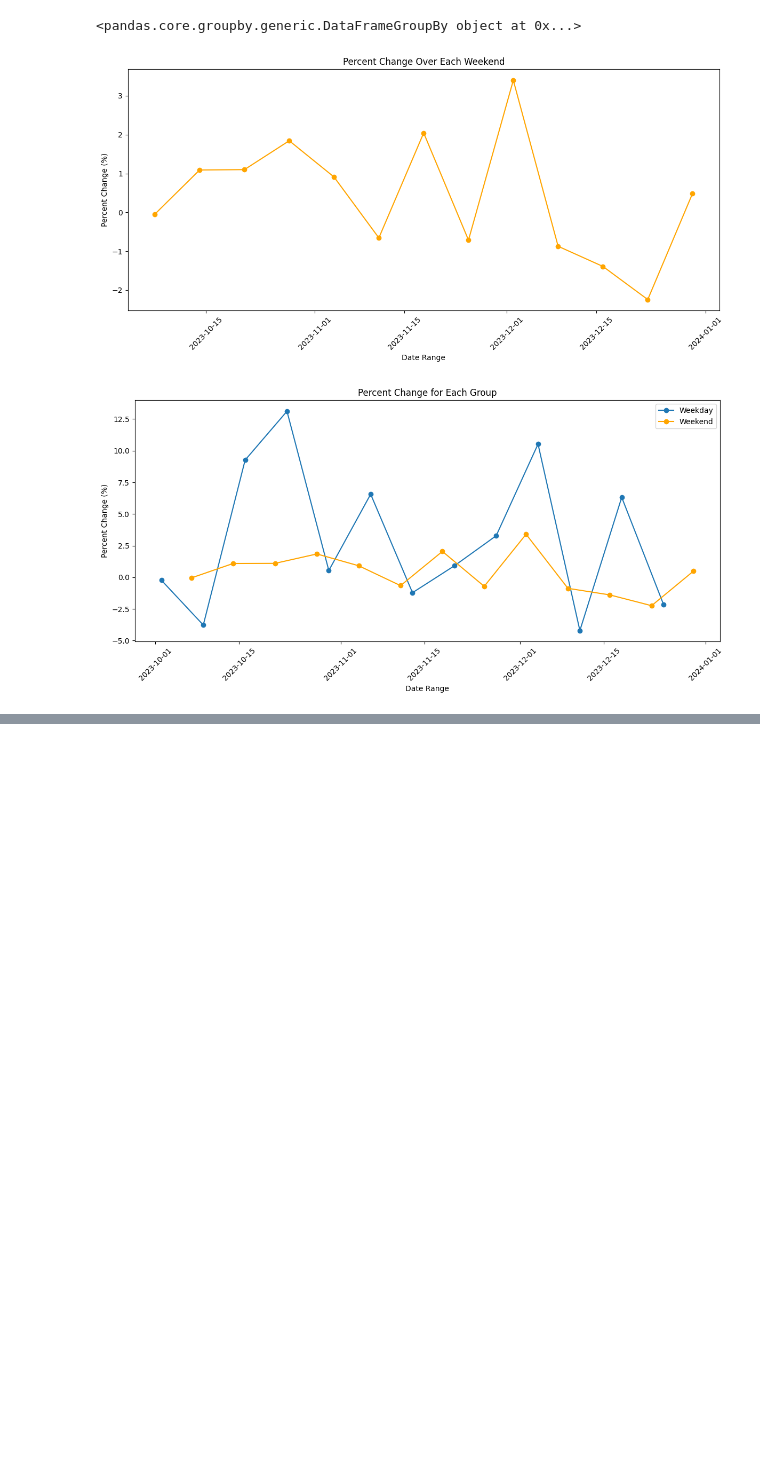
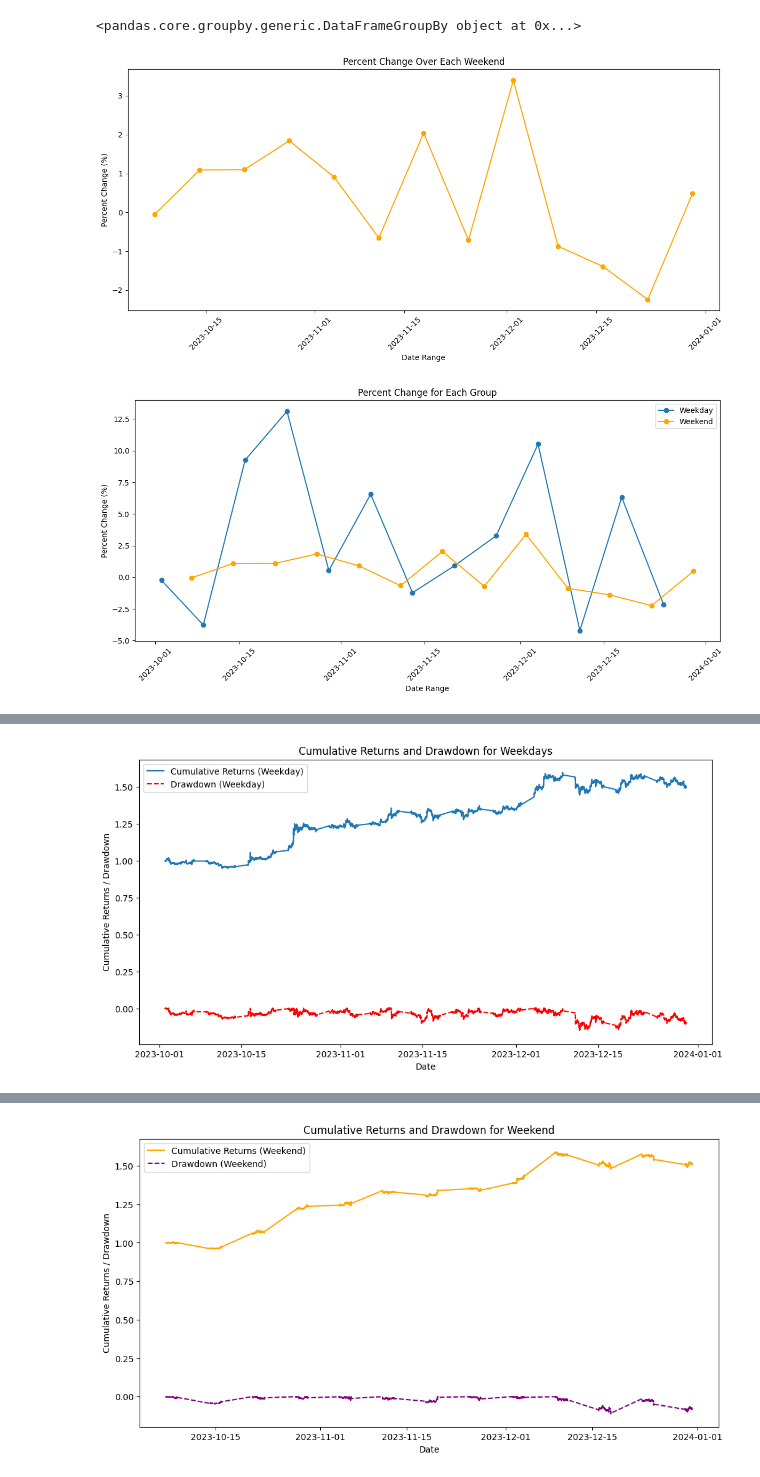
Before and after one commit to msninja213/ByBit_BTC_Price, a Jupyter notebook: btc_price_code.ipynb, the cells around one changed output, grey strips where cells are left out. Drawn from its saved outputs; the diff is of its cells as text; code cells hidden in the pictures; blank space fills up the shorter version.

```diff
--- a/btc_price_code.ipynb
+++ b/btc_price_code.ipynb
@@ -170,5 +144,6 @@ plt.show()
 # %%
 # Calculate percent change for weekdays
+weekdays_data = weekdays_data.copy()
 weekdays_data['percent_change'] = (weekdays_data['close'] - weekdays_data['open']) / weekdays_data['open'] * 100
 
 # Plot percent change for weekdays
@@ -182,9 +157,8 @@ plt.grid(True)
 plt.show()
 
 # Calculate percent change for weekends
+weekends_data = weekends_data.copy()
 weekends_data['percent_change'] = (weekends_data['close'] - weekends_data['open']) / weekends_data['open'] * 100
-
-# Plot percent change for weekends
 plt.figure(figsize=(12, 6))
 plt.plot(weekends_data['timestamp'], weekends_data['percent_change'], label='Percent Change - Weekends', color='orange')
 plt.title('Percent Change Between Daily Close and Open Prices - Weekends')
@@ -194,11 +168,7 @@ plt.legend()
 plt.grid(True)
 plt.show()
 
-# Calculate percent change for weekdays
-weekdays_data['percent_change'] = (weekdays_data['close'] - weekdays_data['open']) / weekdays_data['open'] * 100
-# Calculate percent change for weekends
-weekends_data['percent_change'] = (weekends_data['close'] - weekends_data['open']) / weekends_data['open'] * 100
-# Plot percent change for both weekdays and weekends on the same graph
+# Plot with overlay
 plt.figure(figsize=(12, 6))
 plt.plot(weekdays_data['timestamp'], weekdays_data['percent_change'], label='Percent Change - Weekdays')
 plt.plot(weekends_data['timestamp'], weekends_data['percent_change'], label='Percent Change - Weekends', color='orange')
@@ -299,0 +270,69 @@ plt.show()
+# %%
+# Create a copy of weekdays_data to avoid SettingWithCopyWarning
+weekdays_data = weekdays_data.copy()
+weekdays_data['returns'] = weekdays_data['close'].pct_change()
+weekdays_data['cumulative_returns'] = (1 + weekdays_data['returns']).cumprod()
+weekdays_data['cumulative_max'] = weekdays_data['cumulative_returns'].cummax()
+weekdays_data['drawdown'] = weekdays_data['cumulative_returns'] - weekdays_data['cumulative_max']
+max_drawdown_weekday = weekdays_data['drawdown'].min()
+
+# Calculate annualized return for weekdays
+annualized_return_weekday = (weekdays_data['cumulative_returns'].iloc[-1] ** (252 / len(weekdays_data))) - 1  # Assuming 252 trading days in a year
+
+# Calculate Calmar ratio for weekdays
+calmar_ratio_weekday = annualized_return_weekday / abs(max_drawdown_weekday)
+
+plt.figure(figsize=(12, 6))
+plt.plot(weekdays_data['timestamp'], weekdays_data['cumulative_returns'], label='Cumulative Returns (Weekday)')
+plt.plot(weekdays_data['timestamp'], weekdays_data['drawdown'], label='Drawdown (Weekday)', color='red', linestyle='--')
+plt.title('Cumulative Returns and Drawdown for Weekdays')
+plt.xlabel('Date')
+plt.ylabel('Cumulative Returns / Drawdown')
+plt.legend()
+plt.show()
+
+print(f"Maximum Drawdown Weekday: {max_drawdown_weekday:.2%}")
+print(f"Annualized Return Weekday: {annualized_return_weekday:.2%}")
+print(f"Calmar Ratio Weekday: {calmar_ratio_weekday:.2f}")
+
+# Create a copy of weekends_data to avoid SettingWithCopyWarning
+weekends_data = weekends_data.copy()
+
+weekends_data['returns'] = weekends_data['close'].pct_change()
+weekends_data['cumulative_returns'] = (1 + weekends_data['returns']).cumprod()
+weekends_data['cumulative_max'] = weekends_data['cumulative_returns'].cummax()
+weekends_data['drawdown'] = weekends_data['cumulative_returns'] - weekends_data['cumulative_max']
+max_drawdown_weekend = weekends_data['drawdown'].min()
+
+# Calculate annualized return for weekends
+annualized_return_weekend = (weekends_data['cumulative_returns'].iloc[-1] ** (252 / len(weekends_data))) - 1  # Assuming 252 trading days in a year
+
+# Calculate Calmar ratio for weekends
+calmar_ratio_weekend = annualized_return_weekend / abs(max_drawdown_weekend)
+
+plt.figure(figsize=(12, 6))
+plt.plot(weekends_data['timestamp'], weekends_data['cumulative_returns'], label='Cumulative Returns (Weekend)', color='orange')
+plt.plot(weekends_data['timestamp'], weekends_data['drawdown'], label='Drawdown (Weekend)', color='purple', linestyle='--')
+plt.title('Cumulative Returns and Drawdown for Weekend')
+plt.xlabel('Date')
+plt.ylabel('Cumulative Returns / Drawdown')
+plt.legend()
+plt.show()
+
+print(f"Maximum Drawdown Weekend: {max_drawdown_weekend:.2%}")
+print(f"Annualized Return Weekend: {annualized_return_weekend:.2%}")
+print(f"Calmar Ratio Weekend: {calmar_ratio_weekend:.2f}")
+
+# Plot with overlay
+plt.figure(figsize=(12, 6))
+plt.plot(weekdays_data['timestamp'], weekdays_data['cumulative_returns'], label='Cumulative Returns (Weekday)')
+plt.plot(weekends_data['timestamp'], weekends_data['cumulative_returns'], label='Cumulative Returns (Weekend)', color='orange')
+plt.plot(weekdays_data['timestamp'], weekdays_data['drawdown'], label='Drawdown (Weekday)', color='red', linestyle='--')
+plt.plot(weekends_data['timestamp'], weekends_data['drawdown'], label='Drawdown (Weekend)', color='purple', linestyle='--')
+plt.title('Cumulative Returns and Drawdown, Weekday and Weekend Overlay')
+plt.xlabel('Date')
+plt.ylabel('Cumulative Returns / Drawdown')
+plt.legend()
+plt.show()
+# %% [output]
+[figure, added]
@@ -299,0 +342 @@ plt.show()
+[figure, added]
```
Also changed, not shown: parts of 12 cells of this notebook.
